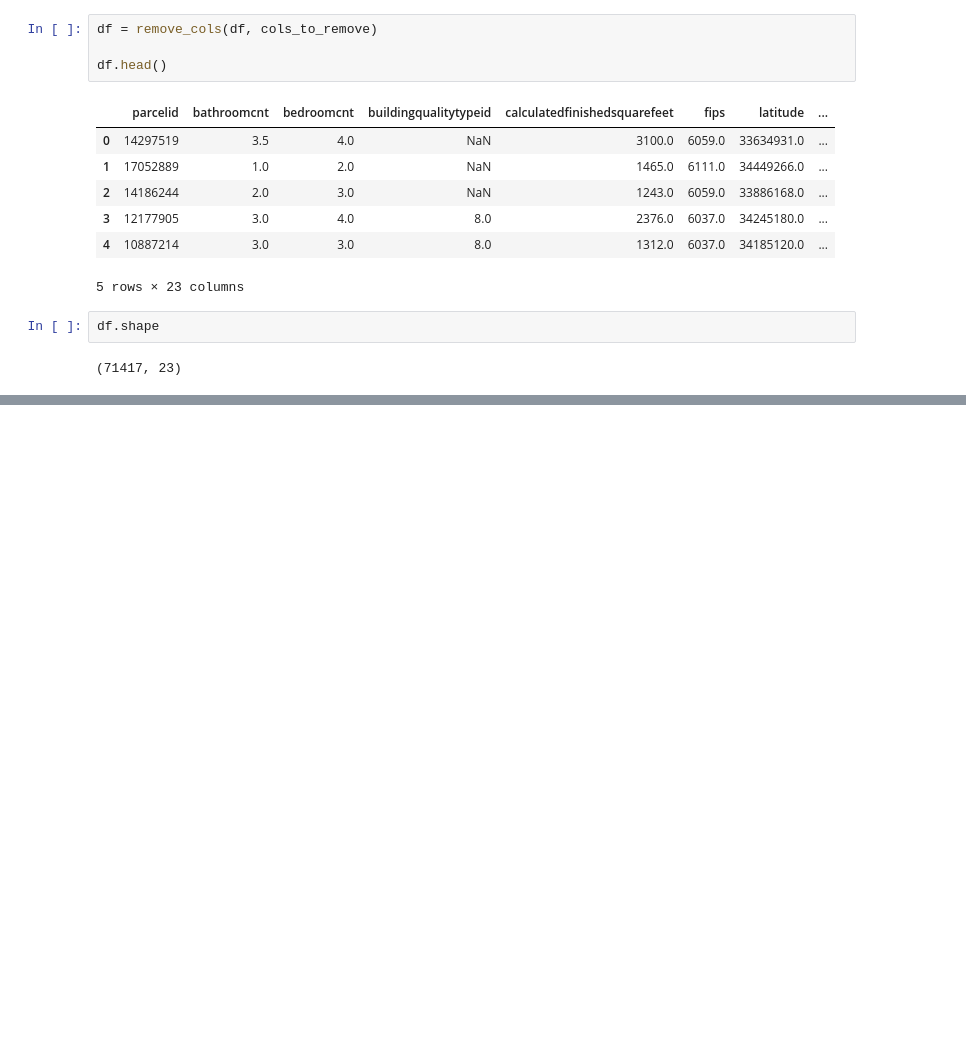
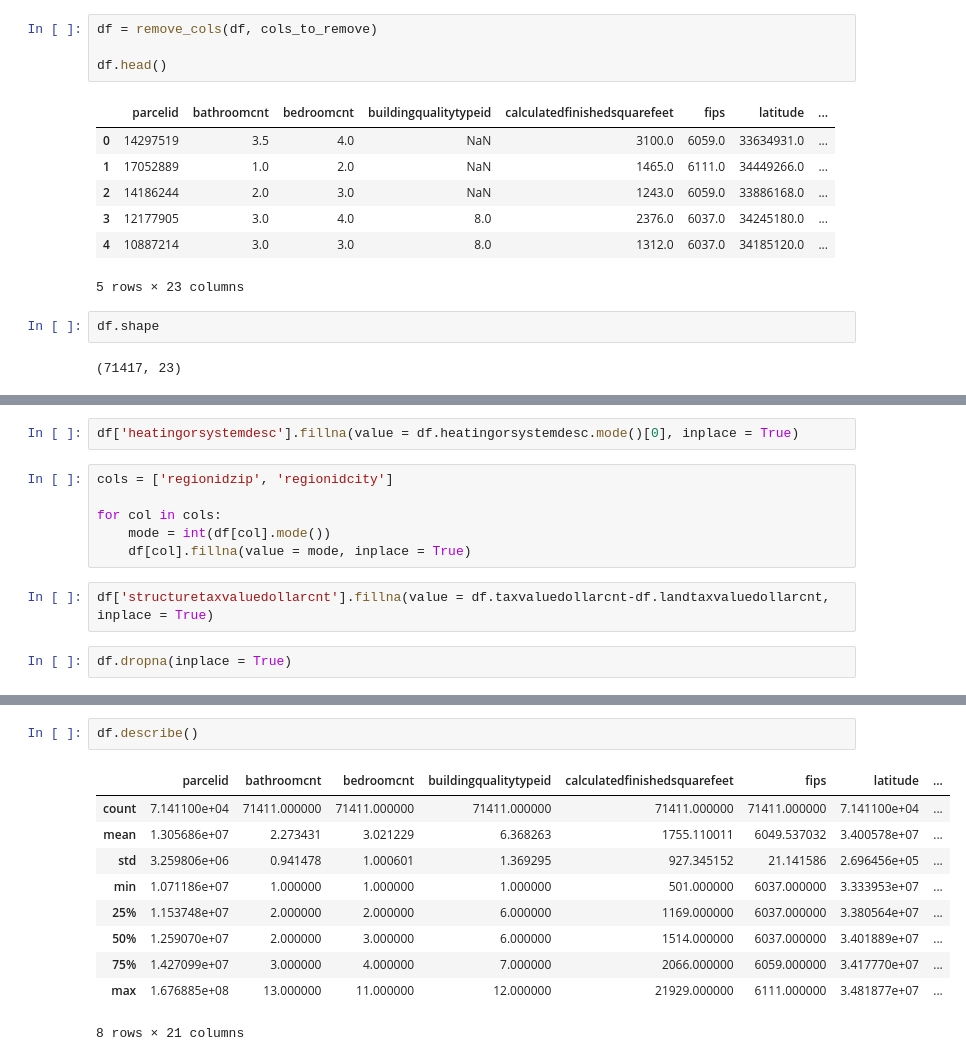
Before and after one commit to jnolf/clustering-exercises, a Jupyter notebook: clustering_exercises.ipynb, the cells around one changed output, grey strips where cells are left out. Cells and saved outputs as stored; diff of their text form; blank space fills up the shorter version.

```diff
--- a/clustering_exercises.ipynb
+++ b/clustering_exercises.ipynb
@@ -311,0 +338,12 @@ df.shape
+# %%
+df['heatingorsystemdesc'].fillna(value = df.heatingorsystemdesc.mode()[0], inplace = True)
+# %%
+cols = ['regionidzip', 'regionidcity']
+
+for col in cols:
+    mode = int(df[col].mode())
+    df[col].fillna(value = mode, inplace = True)
+# %%
+df['structuretaxvaluedollarcnt'].fillna(value = df.taxvaluedollarcnt-df.landtaxvaluedollarcnt, inplace = True)
+# %%
+df.dropna(inplace = True)
@@ -311,0 +404,13 @@ df.shape
+# %%
+df.describe()
+# %% [output]
+|  | parcelid | bathroomcnt | bedroomcnt | buildingqualitytypeid | calculatedfinishedsquarefeet | fips | latitude | ... |
+| count | 7.141100e+04 | 71411.000000 | 71411.000000 | 71411.000000 | 71411.000000 | 71411.000000 | 7.141100e+04 | ... |
+| mean | 1.305686e+07 | 2.273431 | 3.021229 | 6.368263 | 1755.110011 | 6049.537032 | 3.400578e+07 | ... |
+| std | 3.259806e+06 | 0.941478 | 1.000601 | 1.369295 | 927.345152 | 21.141586 | 2.696456e+05 | ... |
+| min | 1.071186e+07 | 1.000000 | 1.000000 | 1.000000 | 501.000000 | 6037.000000 | 3.333953e+07 | ... |
+| 25% | 1.153748e+07 | 2.000000 | 2.000000 | 6.000000 | 1169.000000 | 6037.000000 | 3.380564e+07 | ... |
+| 50% | 1.259070e+07 | 2.000000 | 3.000000 | 6.000000 | 1514.000000 | 6037.000000 | 3.401889e+07 | ... |
+| 75% | 1.427099e+07 | 3.000000 | 4.000000 | 7.000000 | 2066.000000 | 6059.000000 | 3.417770e+07 | ... |
+| max | 1.676885e+08 | 13.000000 | 11.000000 | 12.000000 | 21929.000000 | 6111.000000 | 3.481877e+07 | ... |
+8 rows × 21 columns
```
Also changed, not shown: parts of 11 cells of this notebook, 4 other files.
